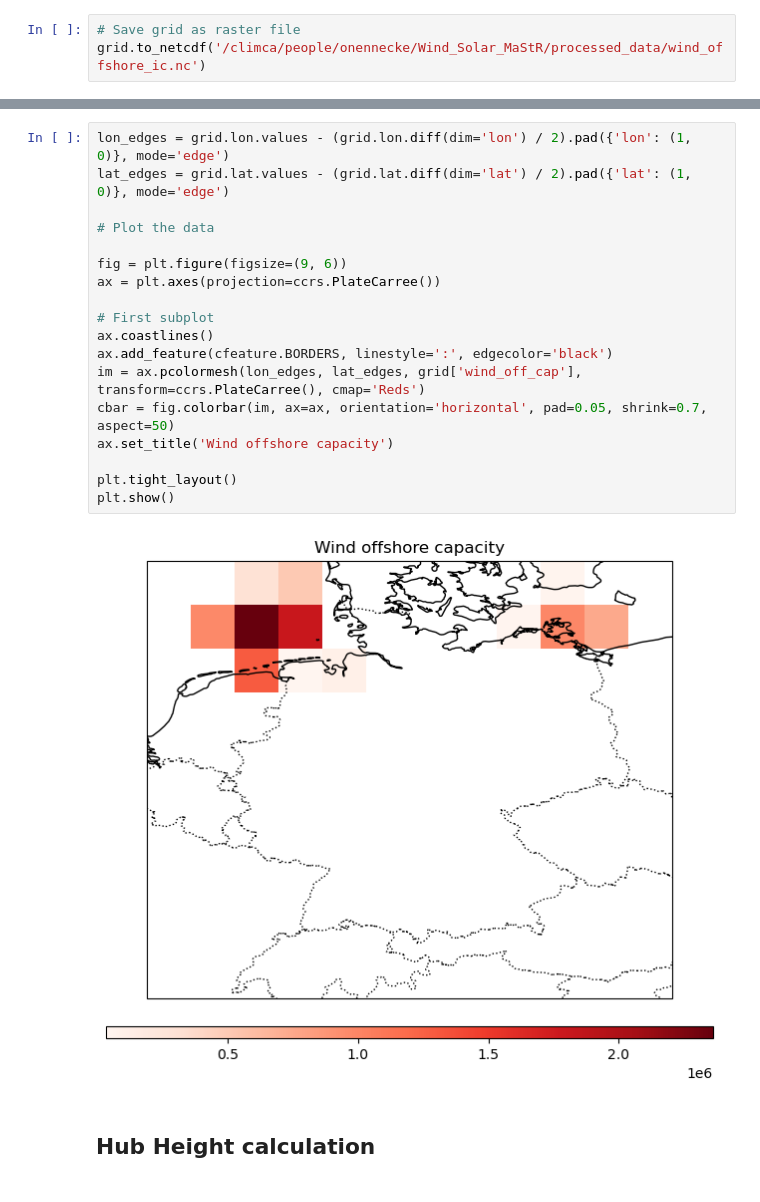
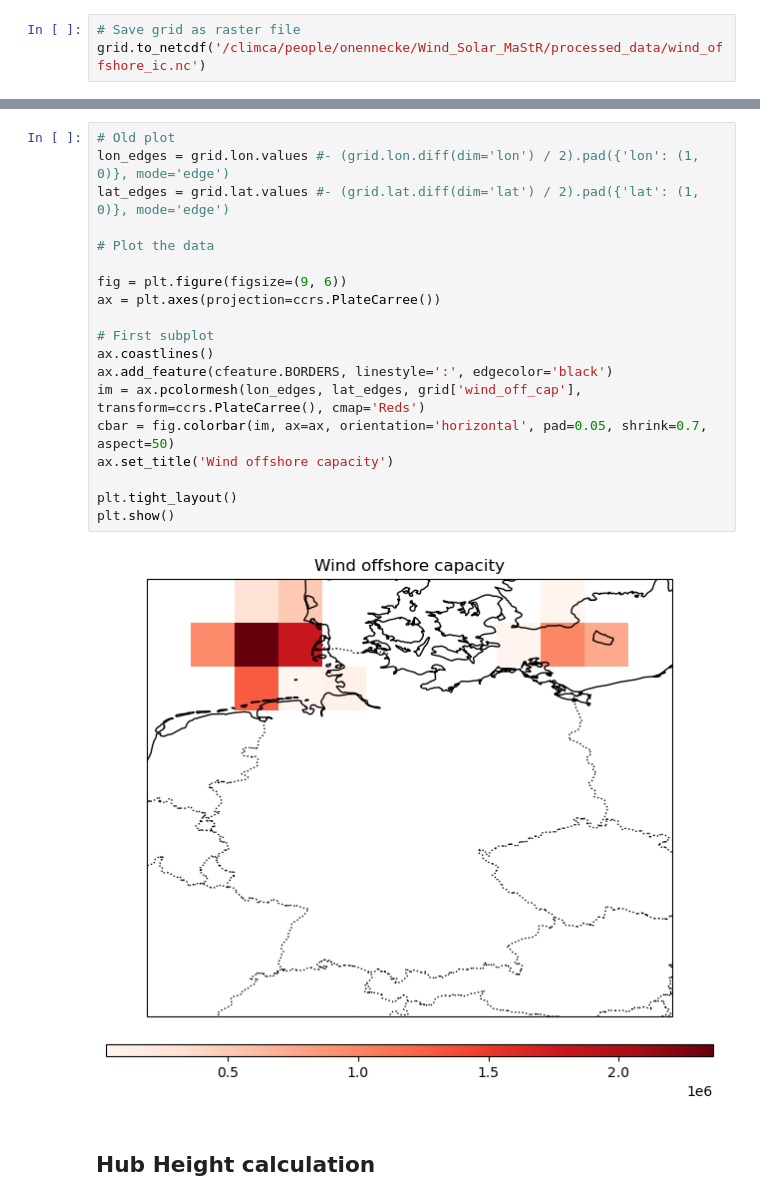
Before and after one commit to O-Nennecke/RL_2026_paper, a Jupyter notebook: SEM_Preparation/capacity_data_wind_offshore.ipynb, the cells around one changed output, grey strips where cells are left out. Drawn from its saved outputs; the diff is of its cells as text.

Commit message:
Corrected grid, bias analysis, SMARD Data Comparison

```diff
--- a/SEM_Preparation/capacity_data_wind_offshore.ipynb
+++ b/SEM_Preparation/capacity_data_wind_offshore.ipynb
@@ -185,23 +267,24 @@ Attributes:
 # %%
-lon_edges = grid.lon.values - (grid.lon.diff(dim='lon') / 2).pad({'lon': (1, 0)}, mode='edge')
-lat_edges = grid.lat.values - (grid.lat.diff(dim='lat') / 2).pad({'lat': (1, 0)}, mode='edge')
+# Old plot
+lon_edges = grid.lon.values #- (grid.lon.diff(dim='lon') / 2).pad({'lon': (1, 0)}, mode='edge')
+lat_edges = grid.lat.values #- (grid.lat.diff(dim='lat') / 2).pad({'lat': (1, 0)}, mode='edge')
 
 # Plot the data
 
 fig = plt.figure(figsize=(9, 6))
 ax = plt.axes(projection=ccrs.PlateCarree())
 
 # First subplot
 ax.coastlines()
 ax.add_feature(cfeature.BORDERS, linestyle=':', edgecolor='black')
 im = ax.pcolormesh(lon_edges, lat_edges, grid['wind_off_cap'], transform=ccrs.PlateCarree(), cmap='Reds')
 cbar = fig.colorbar(im, ax=ax, orientation='horizontal', pad=0.05, shrink=0.7, aspect=50)
 ax.set_title('Wind offshore capacity')
 
 plt.tight_layout()
 plt.show()
 # %% [output]
-[figure, old version]
+[figure, new version]
 # %% [markdown]
 ## Hub Height calculation
 # %%
```
Also changed, not shown: parts of 12 cells of this notebook, 16 other files.
